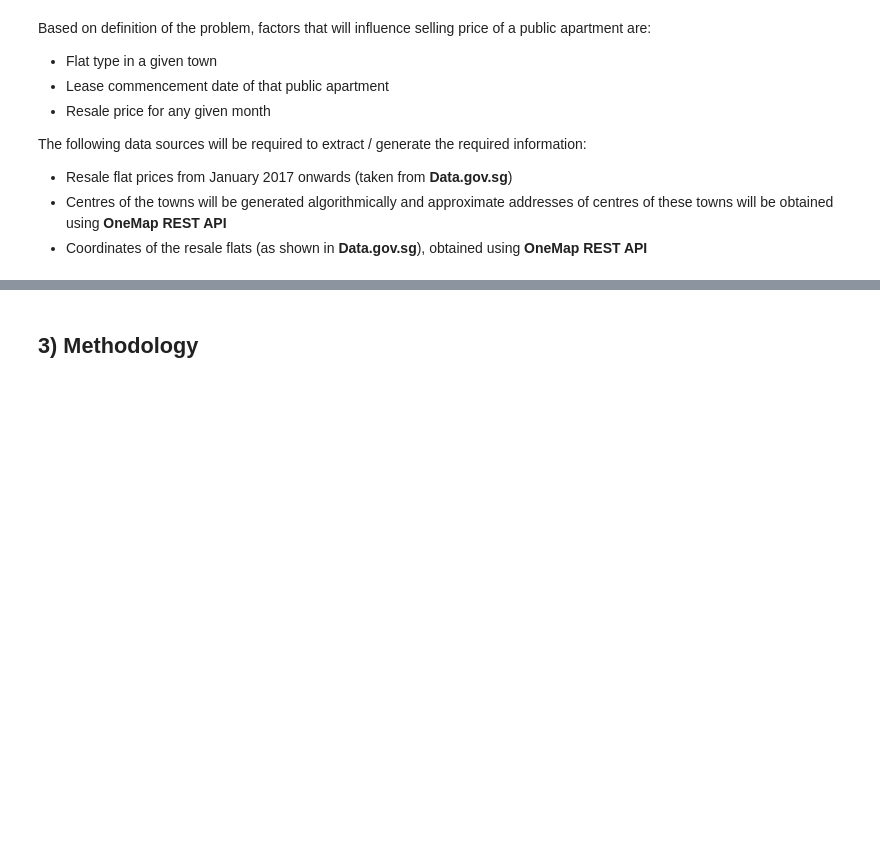
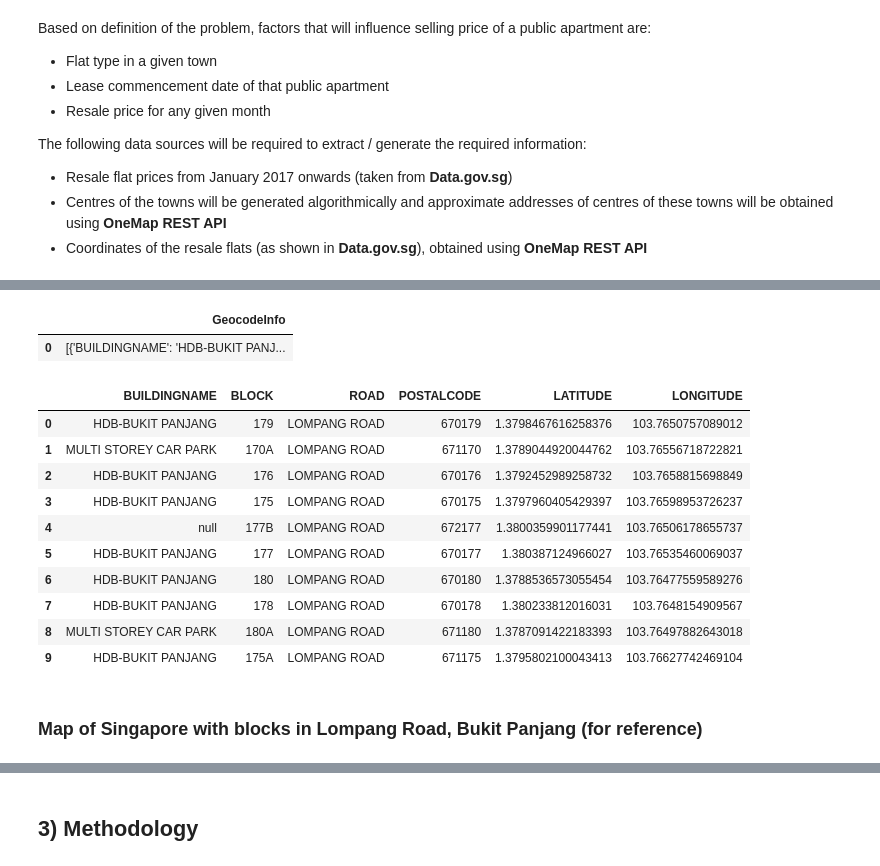
Before and after one commit to sopyngyf/Coursera_Capstone, a Jupyter notebook: Sophia_Week4_5_Assignment.ipynb, the cells around one changed output, grey strips where cells are left out. Cells and saved outputs as stored; diff of their text form; code cells hidden in the pictures; blank space fills up the shorter version.

```diff
--- a/Sophia_Week4_5_Assignment.ipynb
+++ b/Sophia_Week4_5_Assignment.ipynb
@@ -11,0 +17,7 @@
+# %%
+import pandas as pd
+pd.set_option('display.max_columns', None)
+pd.set_option('display.max_rows', None)
+
+import numpy as np
+import time
@@ -31,0 +77,3 @@ The following data sources will be required to extract / generate the required i
+# %%
+bp_lat = 1.3796151
+bp_long = 103.7654158
@@ -31,0 +102,24 @@ The following data sources will be required to extract / generate the required i
+# %%
+results = requests.get(url).json()
+geocodeinfo = json_normalize(results)
+geocodeinfo
+# %% [output]
+|  | GeocodeInfo |
+| 0 | [{'BUILDINGNAME': 'HDB-BUKIT PANJ... |
+# %%
+geocodeinfo2 = json_normalize(results['GeocodeInfo']).drop(['XCOORD', 'YCOORD', 'LONGTITUDE'], axis=1)
+geocodeinfo2
+# %% [output]
+|  | BUILDINGNAME | BLOCK | ROAD | POSTALCODE | LATITUDE | LONGITUDE |
+| 0 | HDB-BUKIT PANJANG | 179 | LOMPANG ROAD | 670179 | 1.3798467616258376 | 103.7650757089012 |
+| 1 | MULTI STOREY CAR PARK | 170A | LOMPANG ROAD | 671170 | 1.3789044920044762 | 103.76556718722821 |
+| 2 | HDB-BUKIT PANJANG | 176 | LOMPANG ROAD | 670176 | 1.3792452989258732 | 103.7658815698849 |
+| 3 | HDB-BUKIT PANJANG | 175 | LOMPANG ROAD | 670175 | 1.3797960405429397 | 103.76598953726237 |
+| 4 | null | 177B | LOMPANG ROAD | 672177 | 1.3800359901177441 | 103.76506178655737 |
+| 5 | HDB-BUKIT PANJANG | 177 | LOMPANG ROAD | 670177 | 1.380387124966027 | 103.76535460069037 |
+| 6 | HDB-BUKIT PANJANG | 180 | LOMPANG ROAD | 670180 | 1.3788536573055454 | 103.76477559589276 |
+| 7 | HDB-BUKIT PANJANG | 178 | LOMPANG ROAD | 670178 | 1.380233812016031 | 103.7648154909567 |
+| 8 | MULTI STOREY CAR PARK | 180A | LOMPANG ROAD | 671180 | 1.3787091422183393 | 103.76497882643018 |
+| 9 | HDB-BUKIT PANJANG | 175A | LOMPANG ROAD | 671175 | 1.3795802100043413 | 103.76627742469104 |
+# %% [markdown]
+<H3>Map of Singapore with blocks in Lompang Road, Bukit Panjang (for reference)</H3>
```
Also changed, not shown: parts of 30 cells of this notebook.
